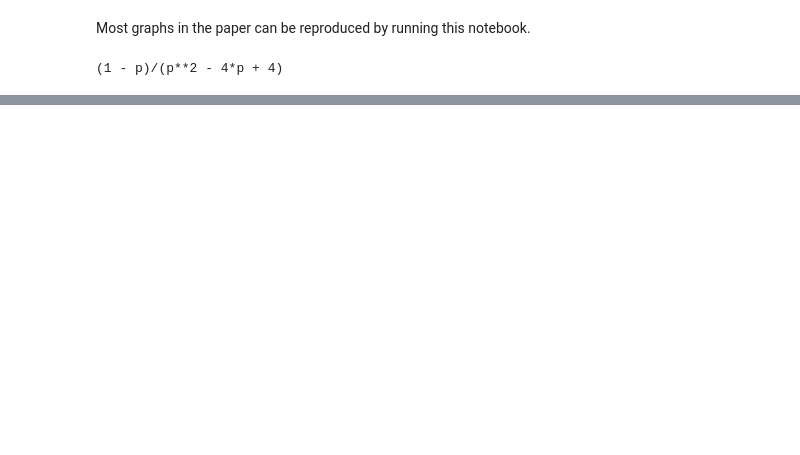
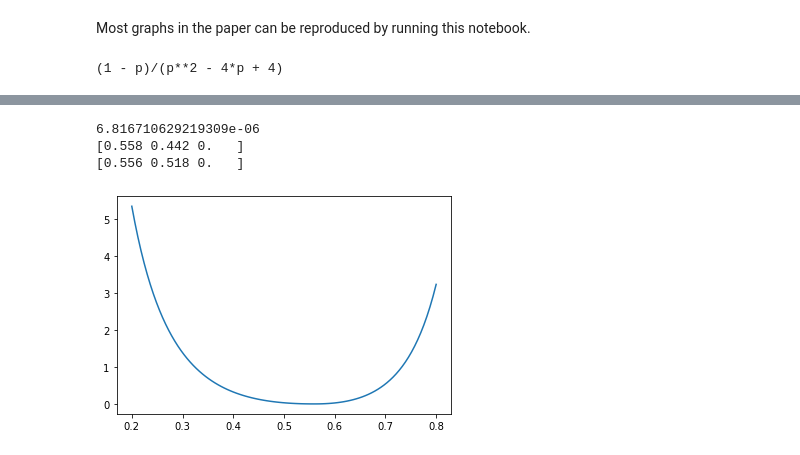
Before and after one commit to jinhongkuan/rethinking-cryptocurrencies, a Jupyter notebook: notebook.ipynb, the cells around one changed output, grey strips where cells are left out. Saved outputs shown, nothing was run; the diff lists cells and outputs as text; code cells hidden in the pictures; blank space fills up the shorter version.

```diff
--- a/notebook.ipynb
+++ b/notebook.ipynb
@@ -494,3 +518,30 @@ def price_equilibrium(Ω, discrete_weights, γ, output_file=""):
+# %%
+demand_function_t0 = lambda Ω, p: [ξ(Π[k], p, Ω[k]) for k in range(n)]
+
+f = lambda p: np.sum(demand_function_t0(Ω, p) - Ω[:n, :], axis=0)
+p_range = np.linspace(0.2,0.8,100)
+init = np.array([0.5,0.8,0])
+Ω[n] = init
+
+def diff(p):
+    arr = f(np.array([p, 1-p,0])) - (init - CPMM(np.array([p, 1-p,0]), init,[0,1]))
+    arr[arr < 0] = 0
+    return sum((arr)**2)
+all_diff = [diff(x) for x in p_range]
+plt.plot(p_range, all_diff)
+print(min(all_diff))
+index = np.argmin(all_diff)
+# for i in range(index -2, index+2):
+#     p = p_range[i]
+#     print(f(np.array([p, 1-p,0])) , (init - CPMM(np.array([p, 1-p,0]), init,[0,1])))
+pv = np.array([p_range[index], 1-p_range[index], 0])
+print(pv)
+print(gale_nikaido(Ω, pv, demand_function_t0))
+# %% [output]
+6.816710629219309e-06
+[0.558 0.442 0.   ]
+[0.556 0.518 0.   ]
+[figure, added]
 # %%
 # How liquidity affects price
 discrete_weights = np.array([[1-v2-v3, v2, v3] for v3 in np.linspace(1/5, 4/5, 4) for v2 in np.linspace(1/4 * (1-v3), 3/4 * (1-v3), 3) if v2 + v3 < 1])
```
Also changed, not shown: parts of 3 cells of this notebook, 4 other files.
